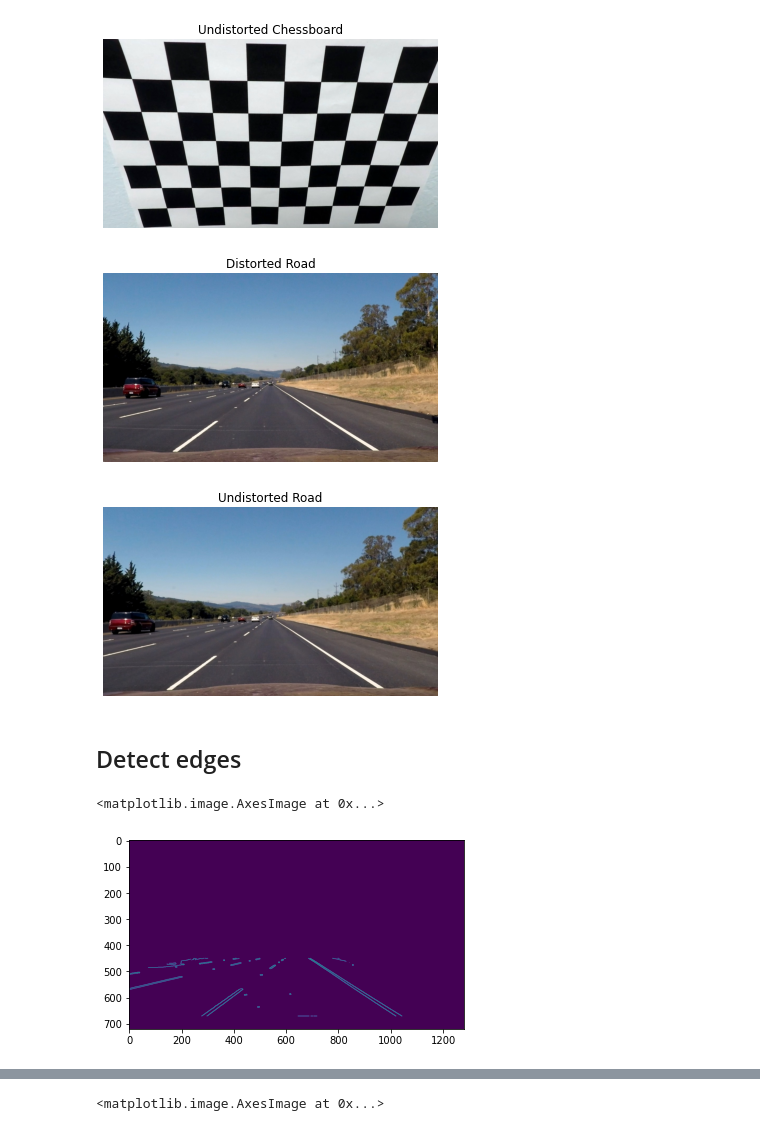
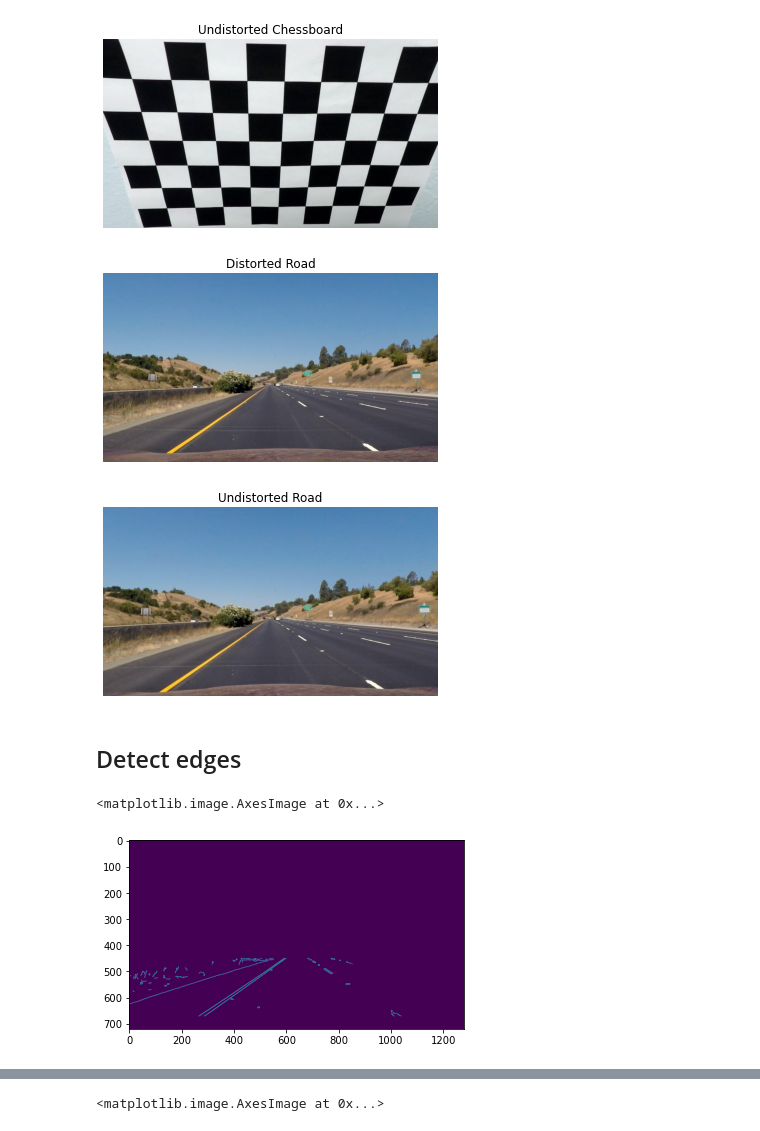
Before and after one commit to Frederico-lp/Computer-Vision, a Jupyter notebook: notebook4.ipynb, the cells around one changed output, grey strips where cells are left out. Cells and saved outputs as stored; diff of their text form; code cells hidden in the pictures.

```diff
--- a/notebook4.ipynb
+++ b/notebook4.ipynb
@@ -54,22 +54,22 @@ plt.show()
 [figure]
 # %%
 # test with a road image
-distorted_road = cv2.imread(os.path.join(imagesDir, 'straight_lines2.jpg'))
+distorted_road = cv2.imread(os.path.join(imagesDir, 'straight_lines1.jpg'))
 distorted_road = cv2.cvtColor(distorted_road, cv2.COLOR_BGR2RGB)
 img = cv2.undistort(distorted_road, mtx, dist, None, mtx)
 
 plt.imshow(distorted_road)
 plt.title('Distorted Road')
 plt.axis('off')
 plt.show()
 
 plt.imshow(img)
 plt.title('Undistorted Road')
 plt.axis('off')
 plt.show()
 # %% [output]
-[figure, old version]
+[figure, new version]
-[figure, old version]
+[figure, new version]
 # %% [markdown]
 ## Detect edges
 # %%
@@ -82,13 +82,10 @@ blur = cv2.GaussianBlur(gray, (5, 5), 0)
 # apply Canny edge detection
 edges = cv2.Canny(blur, 50, 100)
 # %%
-
-
 def region_of_interest(image):
    height = image.shape[0]
    width = image.shape[1]
    mask = np.zeros_like(image)
-   #triangle2 = np.array([[(0, height), (0, height- 80), (300,308), (500,308), (width,height- 80), (width, height)]], np.int32)
    triangle = np.array([[(0, 670), (0, 500), (250,450), (800,450), (width,height- 80), (width, 670)]], np.int32)
    cv2.fillPoly(mask, triangle, 255)
    masked_image = cv2.bitwise_and(image, mask)
@@ -99,7 +96,7 @@ cropped_canny = region_of_interest(edges)
 plt.imshow(cropped_canny)
 # %% [output]
 <matplotlib.image.AxesImage at 0x...>
-[figure, old version]
+[figure, new version]
 # %%
 # perform Hough transform to detect lines
 lines = cv2.HoughLinesP(cropped_canny, 1, np.pi/180, 50, minLineLength=100, maxLineGap=100)
```
Also changed, not shown: parts of 9 cells of this notebook, 1 other file.
